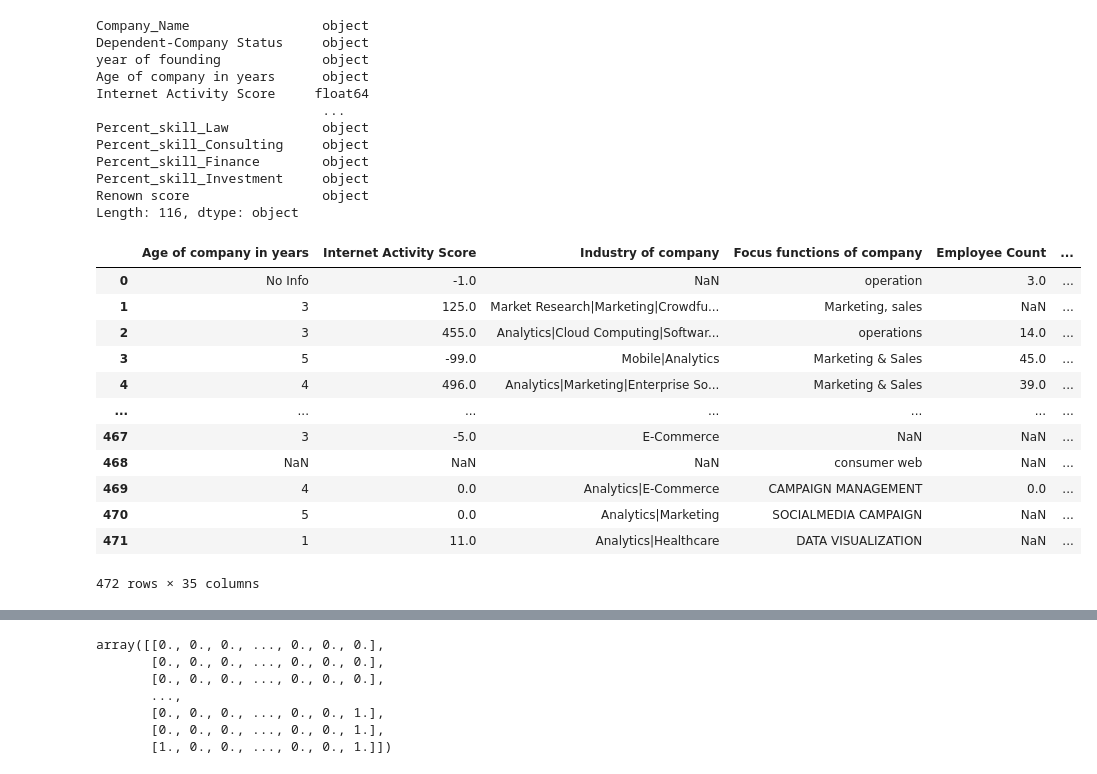
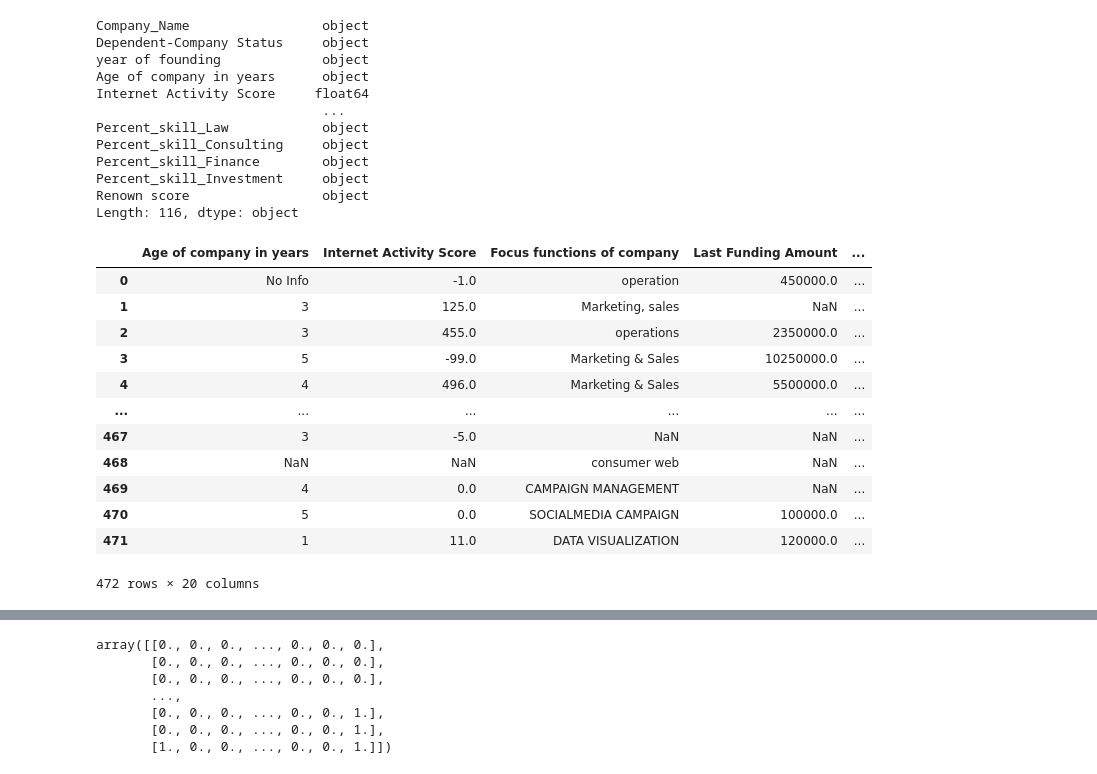
Before and after one commit to normanc529/Startup_Success_Predictor, a Jupyter notebook: startup_success.ipynb, the cells around one changed output, grey strips where cells are left out. Drawn from its saved outputs; the diff is of its cells as text; code cells hidden in the pictures.

```diff
--- a/startup_success.ipynb
+++ b/startup_success.ipynb
@@ -41,22 +41,56 @@ Renown score                 object
 Length: 116, dtype: object
 # %%
 # Keep relevant columns in the dataframe
-startup_df = df[['Age of company in years','Internet Activity Score', 'Industry of company', 'Focus functions of company', 'Employee Count', 'Has the team size grown', 'Last Funding Date', 'Last Funding Amount', 'Country of company', 'Continent of company', 'Number of Investors in Seed', 'Number of Investors in Angel and or VC', 'Number of Co-founders', 'Number of of advisors', 'Team size Senior leadership', 'Team size all employees', 'Presence of a top angel or venture fund in previous round of investment', 'Number of of repeat investors', 'Number of  Sales Support material', 'Worked in top companies', 'Have been part of successful startups in the past?','Product or service company?', 'Catering to product/service across verticals','Subscription based business', 'Local or global player', 'Capital intensive business e.g. e-commerce, Engineering products and operations can also cause a business to be capital intensive','B2C or B2B venture?','Proprietary or patent position (competitive position)','Barriers of entry for the competitors','google page rank of company website','Disruptiveness of technology','Number of Direct competitors','Last round of funding received (in milionUSD)','Time to 1st investment (in months)', 'Avg time to investment - average across all rounds, measured from previous investment']]
+startup_df = df[['Age of company in years',
+                 'Internet Activity Score',
+                 # 'Industry of company',
+                 'Focus functions of company',
+                 # 'Employee Count',
+                 # 'Has the team size grown',
+                 # 'Last Funding Date',
+                 'Last Funding Amount',
+                 'Country of company',
+                 # 'Continent of company',
+                 'Number of Investors in Seed',
+                 'Number of Investors in Angel and or VC',
+                 # 'Number of Co-founders',
+                 'Number of of advisors',
+                 'Team size Senior leadership',
+                 # 'Team size all employees',
+                 'Presence of a top angel or venture fund in previous round of investment',
+                 'Number of of repeat investors',
+                 # 'Number of  Sales Support material',
+                 # 'Worked in top companies',
+                 'Have been part of successful startups in the past?',
+                 # 'Product or service company?',
+                 # 'Catering to product/service across verticals',
+                 # 'Subscription based business',
+                 'Local or global player',
+                 'Capital intensive business e.g. e-commerce, Engineering products and operations can also cause a business to be capital intensive',
+                 # 'B2C or B2B venture?',
+                 'Proprietary or patent position (competitive position)',
+                 'Barriers of entry for the competitors',
+                 # 'google page rank of company website',
+                 'Disruptiveness of technology',
+                 'Number of Direct competitors',
+                 # 'Last round of funding received (in milionUSD)',
+                 'Time to 1st investment (in months)',
+                 'Avg time to investment - average across all rounds, measured from previous investment']]
 startup_df
 # %% [output]
-|  | Age of company in years | Internet Activity Score | Industry of company | Focus functions of company | Employee Count | ... |
-| 0 | No Info | -1.0 | NaN | operation | 3.0 | ... |
-| 1 | 3 | 125.0 | Market Research|Marketing|Crowdfu... | Marketing, sales | NaN | ... |
-| 2 | 3 | 455.0 | Analytics|Cloud Computing|Softwar... | operations | 14.0 | ... |
-| 3 | 5 | -99.0 | Mobile|Analytics | Marketing & Sales | 45.0 | ... |
-| 4 | 4 | 496.0 | Analytics|Marketing|Enterprise So... | Marketing & Sales | 39.0 | ... |
-| ... | ... | ... | ... | ... | ... | ... |
-| 467 | 3 | -5.0 | E-Commerce | NaN | NaN | ... |
-| 468 | NaN | NaN | NaN | consumer web | NaN | ... |
-| 469 | 4 | 0.0 | Analytics|E-Commerce | CAMPAIGN MANAGEMENT | 0.0 | ... |
-| 470 | 5 | 0.0 | Analytics|Marketing | SOCIALMEDIA CAMPAIGN | NaN | ... |
-| 471 | 1 | 11.0 | Analytics|Healthcare | DATA VISUALIZATION | NaN | ... |
+|  | Age of company in years | Internet Activity Score | Focus functions of company | Last Funding Amount | ... |
+| 0 | No Info | -1.0 | operation | 450000.0 | ... |
+| 1 | 3 | 125.0 | Marketing, sales | NaN | ... |
+| 2 | 3 | 455.0 | operations | 2350000.0 | ... |
+| 3 | 5 | -99.0 | Marketing & Sales | 10250000.0 | ... |
+| 4 | 4 | 496.0 | Marketing & Sales | 5500000.0 | ... |
+| ... | ... | ... | ... | ... | ... |
+| 467 | 3 | -5.0 | NaN | NaN | ... |
+| 468 | NaN | NaN | consumer web | NaN | ... |
+| 469 | 4 | 0.0 | CAMPAIGN MANAGEMENT | NaN | ... |
+| 470 | 5 | 0.0 | SOCIALMEDIA CAMPAIGN | 100000.0 | ... |
+| 471 | 1 | 11.0 | DATA VISUALIZATION | 120000.0 | ... |
-472 rows × 35 columns
+472 rows × 20 columns
 # %%
 startup_df.dropna()
 # %% [output]
```
Also changed, not shown: parts of 4 cells of this notebook.
